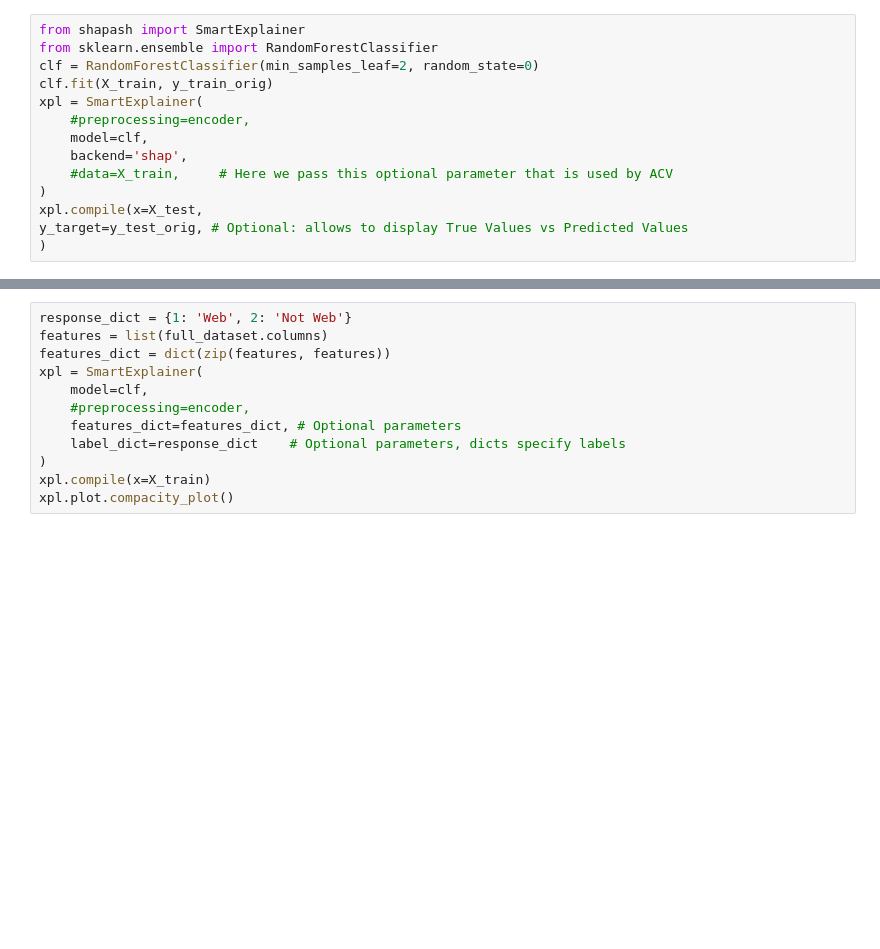
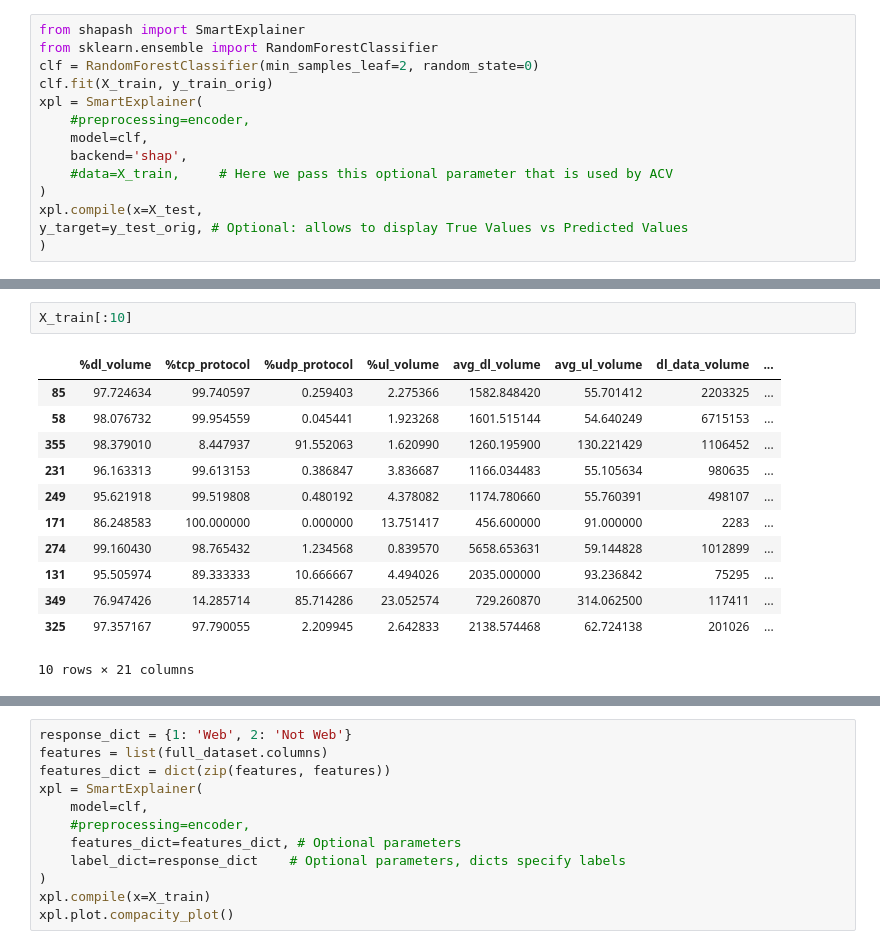
Before and after one commit to sandeepaamcp/activity-classification, a Jupyter notebook: xai/shapash_web_or_not.ipynb, the cells around one changed output, grey strips where cells are left out. Cells and saved outputs as stored; diff of their text form; blank space fills up the shorter version.

```diff
--- a/xai/shapash_web_or_not.ipynb
+++ b/xai/shapash_web_or_not.ipynb
@@ -76,3 +71,18 @@ INFO:werkzeug: * Running on http://137.43.5.20:8020/ (Press CTRL+C to quit)
+# %%
+X_train[:10]
+# %% [output]
+|  | %dl_volume | %tcp_protocol | %udp_protocol | %ul_volume | avg_dl_volume | avg_ul_volume | dl_data_volume | ... |
+| 85 | 97.724634 | 99.740597 | 0.259403 | 2.275366 | 1582.848420 | 55.701412 | 2203325 | ... |
+| 58 | 98.076732 | 99.954559 | 0.045441 | 1.923268 | 1601.515144 | 54.640249 | 6715153 | ... |
+| 355 | 98.379010 | 8.447937 | 91.552063 | 1.620990 | 1260.195900 | 130.221429 | 1106452 | ... |
+| 231 | 96.163313 | 99.613153 | 0.386847 | 3.836687 | 1166.034483 | 55.105634 | 980635 | ... |
+| 249 | 95.621918 | 99.519808 | 0.480192 | 4.378082 | 1174.780660 | 55.760391 | 498107 | ... |
+| 171 | 86.248583 | 100.000000 | 0.000000 | 13.751417 | 456.600000 | 91.000000 | 2283 | ... |
+| 274 | 99.160430 | 98.765432 | 1.234568 | 0.839570 | 5658.653631 | 59.144828 | 1012899 | ... |
+| 131 | 95.505974 | 89.333333 | 10.666667 | 4.494026 | 2035.000000 | 93.236842 | 75295 | ... |
+| 349 | 76.947426 | 14.285714 | 85.714286 | 23.052574 | 729.260870 | 314.062500 | 117411 | ... |
+| 325 | 97.357167 | 97.790055 | 2.209945 | 2.642833 | 2138.574468 | 62.724138 | 201026 | ... |
+10 rows × 21 columns
 # %%
 from shapash.explainer.consistency import Consistency
 cns = Consistency()
```
Also changed, not shown: parts of 8 cells of this notebook, 6 other files.
